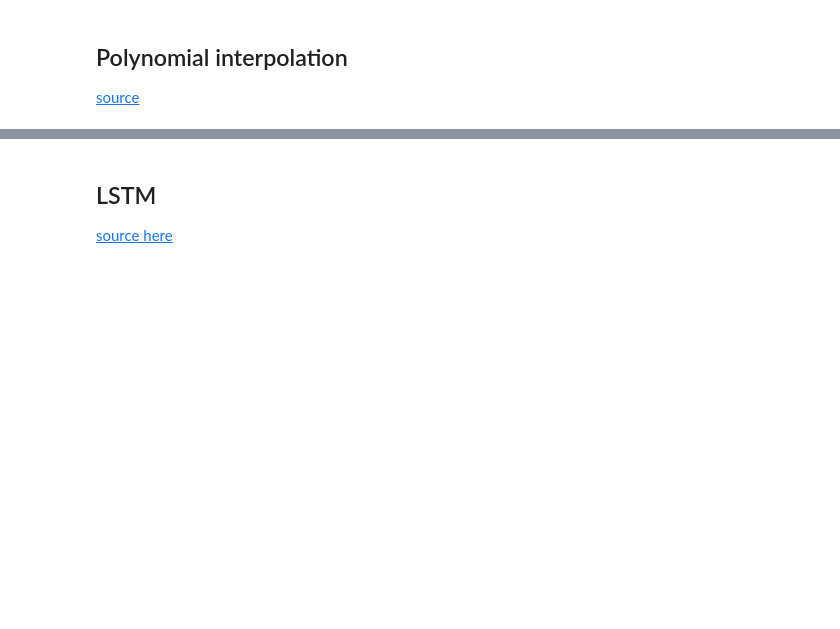
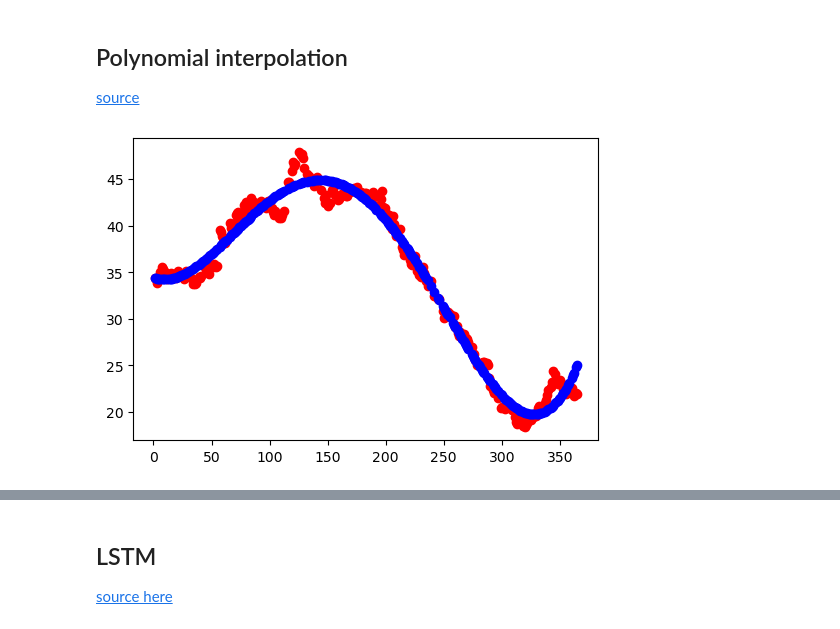
Before and after one commit to inatel-ic-cividati/Prediction, a Jupyter notebook: code/Analysis.ipynb, the cells around one changed output, grey strips where cells are left out. Cells and saved outputs as stored; diff of their text form; code cells hidden in the pictures; blank space fills up the shorter version.

```diff
--- a/code/Analysis.ipynb
+++ b/code/Analysis.ipynb
@@ -81,3 +55,20 @@ coef:   -0.002378737358737362
 ## Polynomial interpolation
 
 [source](https://scikit-learn.org/stable/auto_examples/linear_model/plot_polynomial_interpolation.html)
+# %%
+from sklearn.linear_model import LinearRegression
+from sklearn.preprocessing import PolynomialFeatures
+
+poly_reg = PolynomialFeatures(degree=4)
+x_poly = poly_reg.fit_transform(x_train)
+
+pol_reg = LinearRegression()
+pol_reg.fit(x_poly, y_train)
+
+y_predict = pol_reg.predict(x_poly)
+
+plt.scatter(x_train, y_train, color='red')
+plt.scatter(x_train, y_predict, color='blue')
+plt.show()
+# %% [output]
+[figure, added]
```
Also changed, not shown: parts of 30 cells of this notebook, 4 other files.
